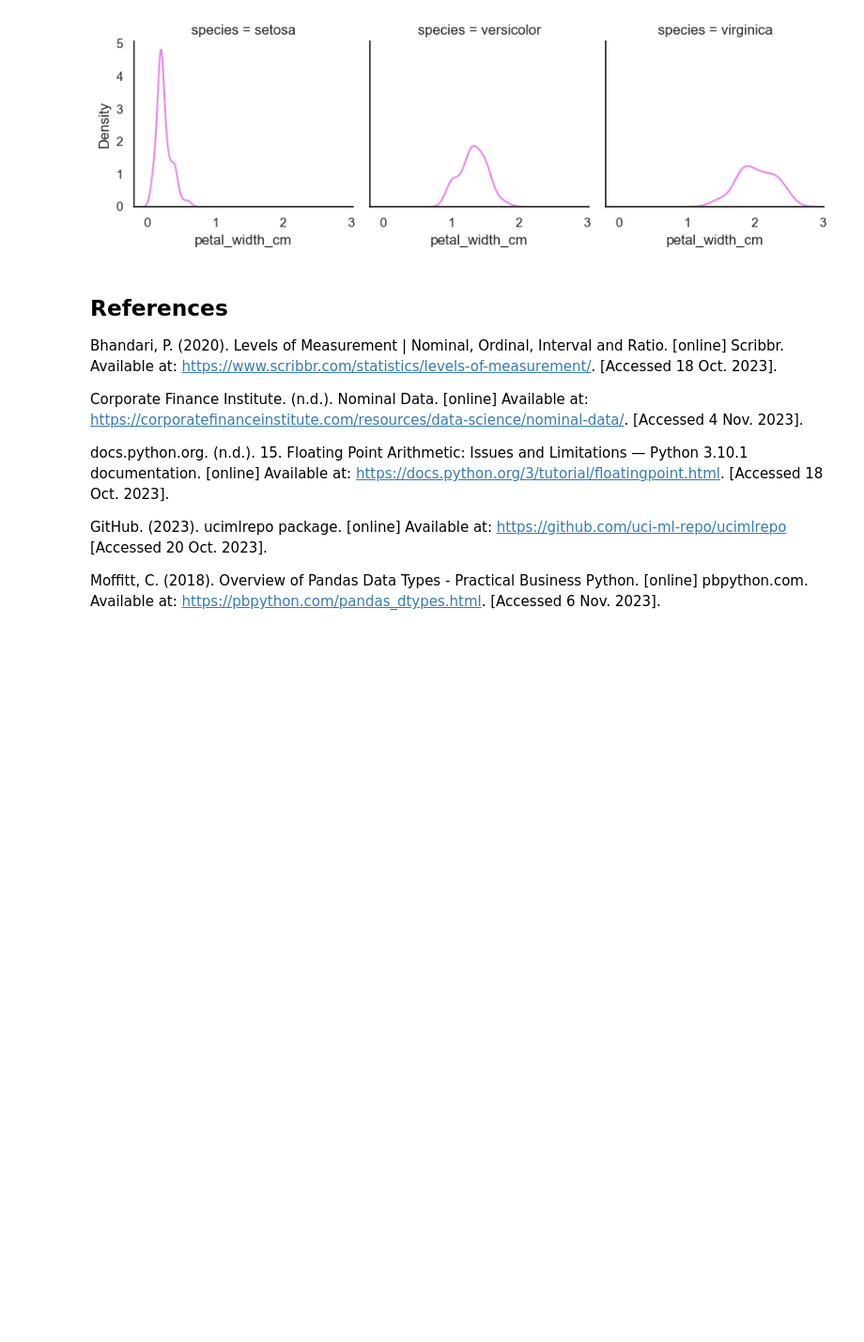
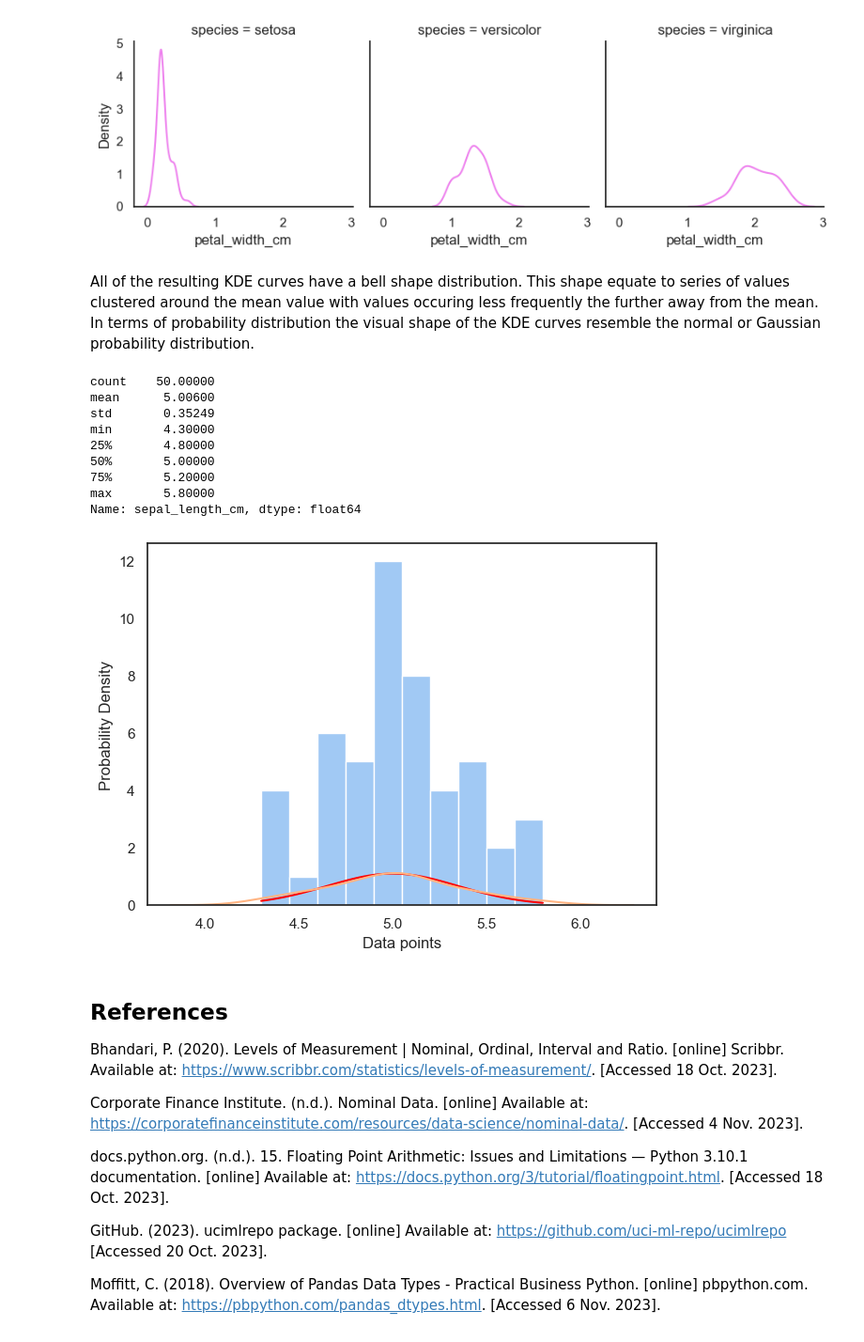
Before and after one commit to humphs078/data_analysis_fundamentals, a Jupyter notebook: project.ipynb, the cells around one changed output. Shown at 94% size. Cells and saved outputs as stored; diff of their text form; code cells hidden in the pictures; blank space fills up the shorter version.

Commit message:
playing around with standard probability density

```diff
--- a/project.ipynb
+++ b/project.ipynb
@@ -364,6 +359,40 @@ g.map(sns.kdeplot, "petal_width_cm", color='violet')
 [figure]
 [figure]
 [figure]
+# %% [markdown]
+All of the resulting KDE curves have a bell shape distribution. This shape equate to series of values clustered around the mean value with values occuring less frequently the further away from the mean. In terms of probability distribution the visual shape of the KDE curves resemble the normal or Gaussian probability distribution.
+# %%
+import numpy as np
+
+x = np.linspace(4.3,5.8,50)
+
+def normal_dist(x , mean , sd):
+    prob_density = (np.pi*sd) * np.exp(-0.5*((x-mean)/sd)**2)
+    return prob_density
+
+yax = iris_ds_features['sepal_length_cm'][0:50]
+
+pdf = normal_dist(x ,5 , 0.35)
+
+z = iris_ds_features['sepal_length_cm'][0:50]
+print(z.describe())
+plt.plot(x, pdf, color = 'red')
+plt.hist(x=yax)
+sns.kdeplot(z)
+plt.xlabel('Data points')
+plt.ylabel('Probability Density')
+plt.show()
+# %% [output]
+count    50.00000
+mean      5.00600
+std       0.35249
+min       4.30000
+25%       4.80000
+50%       5.00000
+75%       5.20000
+max       5.80000
+Name: sepal_length_cm, dtype: float64
+[figure, added]
 # %% [markdown]
 ## References <a id="references"></a>
 
```
Also changed, not shown: parts of 5 cells of this notebook.
